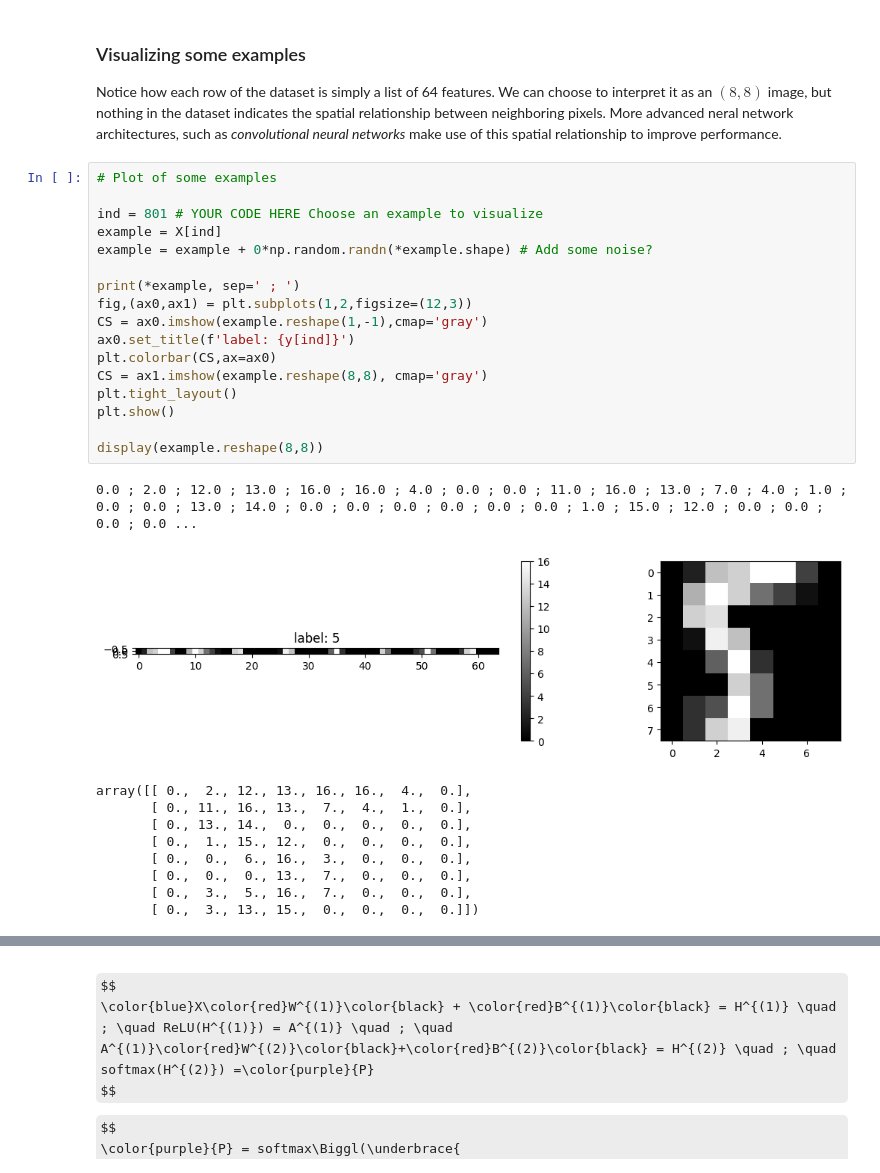
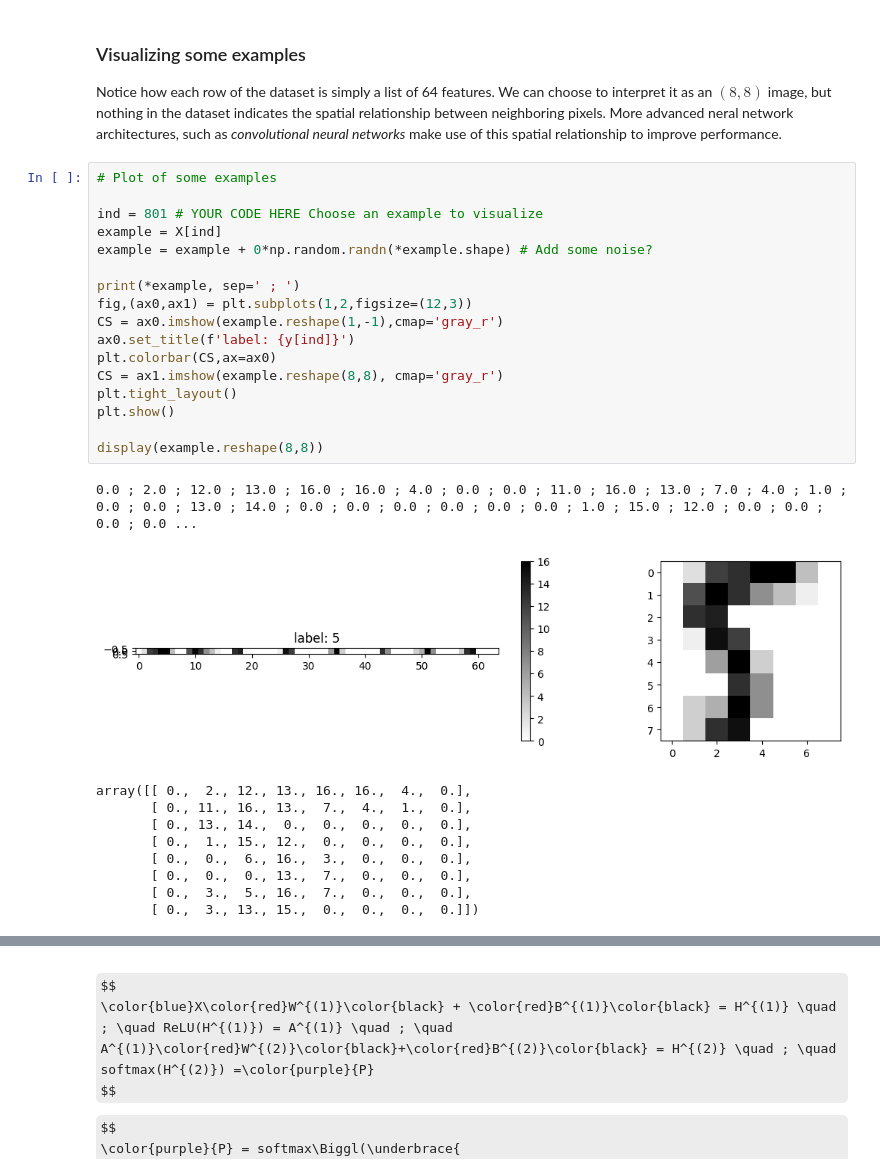
Before and after one commit to paduapires/aapg_ice, a Jupyter notebook: numpy_MLP_complete.ipynb, the cells around one changed output, grey strips where cells are left out. Drawn from its saved outputs; the diff is of its cells as text; some formulas as TeX source.

```diff
--- a/numpy_MLP_complete.ipynb
+++ b/numpy_MLP_complete.ipynb
@@ -48,23 +48,23 @@ Notice how each row of the dataset is simply a list of 64 features. We can choos
 # %%
 # Plot of some examples
 
 ind = 801 # YOUR CODE HERE Choose an example to visualize
 example = X[ind]
 example = example + 0*np.random.randn(*example.shape) # Add some noise?
 
 print(*example, sep=' ; ')
 fig,(ax0,ax1) = plt.subplots(1,2,figsize=(12,3))
-CS = ax0.imshow(example.reshape(1,-1),cmap='gray')
+CS = ax0.imshow(example.reshape(1,-1),cmap='gray_r')
 ax0.set_title(f'label: {y[ind]}')
 plt.colorbar(CS,ax=ax0)
-CS = ax1.imshow(example.reshape(8,8), cmap='gray')
+CS = ax1.imshow(example.reshape(8,8), cmap='gray_r')
 plt.tight_layout()
 plt.show()
 
 display(example.reshape(8,8))
 # %% [output]
 0.0 ; 2.0 ; 12.0 ; 13.0 ; 16.0 ; 16.0 ; 4.0 ; 0.0 ; 0.0 ; 11.0 ; 16.0 ; 13.0 ; 7.0 ; 4.0 ; 1.0 ; 0.0 ; 0.0 ; 13.0 ; 14.0 ; 0.0 ; 0.0 ; 0.0 ; 0.0 ; 0.0 ; 0.0 ; 1.0 ; 15.0 ; 12.0 ; 0.0 ; 0.0 ; 0.0 ; 0.0 ...
-[figure, old version]
+[figure, new version]
 array([[ 0.,  2., 12., 13., 16., 16.,  4.,  0.],
        [ 0., 11., 16., 13.,  7.,  4.,  1.,  0.],
        [ 0., 13., 14.,  0.,  0.,  0.,  0.,  0.],
```
Also changed, not shown: parts of 9 cells of this notebook.
